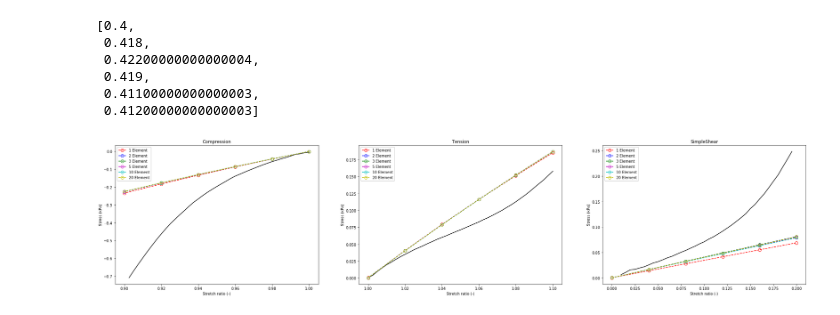
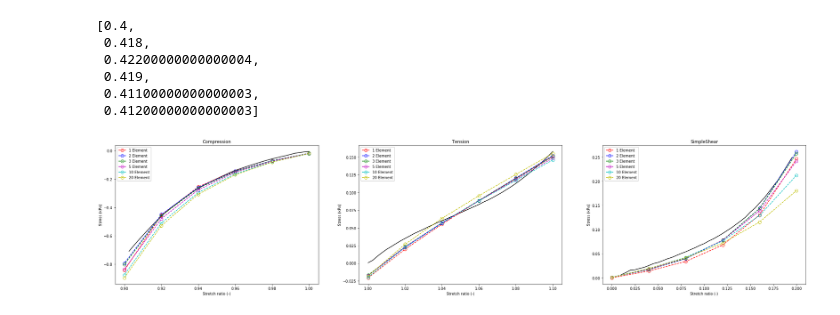
Before and after one commit to artorg-unibe-ch/BrainMaterialOptimizationFenics, a Jupyter notebook: PlotResults.ipynb, the cells around one changed output. Drawn from its saved outputs; the diff is of its cells as text; code cells hidden in the pictures.

```diff
--- a/PlotResults.ipynb
+++ b/PlotResults.ipynb
@@ -138,7 +138,7 @@ import os
 
 # Simulation Parameters
 ConstitutiveModels = ['Ogden', 'Neo-Hookean']
-ConstitutiveModel = ConstitutiveModels[1]
+ConstitutiveModel = ConstitutiveModels[0]
 
 NumberElementsTested = [1, 2, 3, 5, 10, 20]
 
@@ -149,31 +149,31 @@ BCsType  = BCsTypes[1]
 
 
 
 plt.rc('figure', figsize=[34,7])
 fig = plt.figure()
 #fig.suptitle('Ideal Boundary Conditions Simulation Results')
 Colors = ['r', 'b', 'g', 'm', 'c', 'y']
 
 for LoadCase in LoadCases:
 
     dfd   = pd.read_csv(os.path.join('ExperimentalData', 'CR_' + LoadCase + '_ExpDat.csv'), sep=';', decimal=',', header=None)
 
     ax = fig.add_subplot(1, 3, LoadCases.index(LoadCase)+1)
     ax.cla()
     ax.plot(dfd[0], dfd[1],  color = 'k', linestyle = '-')
 
     for NumberElements in NumberElementsTested:
         dfs  = pd.read_csv(os.path.join('SimulationResults', BCsType, ConstitutiveModel, str(NumberElements) + 'Elements_' + LoadCase + '.csv'), sep=',', decimal='.', usecols=[1,2])
         if pd.isnull(dfs.P[0]) == False:
             ax.plot(dfs.Stretches, dfs.P,  color = Colors[NumberElementsTested.index(NumberElements)], linestyle = '--', marker = 'o', markersize = 8, fillstyle='none', label= str(NumberElements) + ' Element')
 
     ax.set_xlabel('Stretch ratio (-)')
     ax.set_ylabel('Stress (kPa)')
     ax.legend(loc='upper left', frameon=True, framealpha=1)
     plt.title(LoadCase)
 
 plt.savefig(os.path.join('Plots', 'Sensitivity' + BCsType + ConstitutiveModel + '.pdf'))
 
 plt.show()
 # %% [output]
-[figure, old version]
+[figure, new version]
```
Also changed, not shown: 54 other files.
